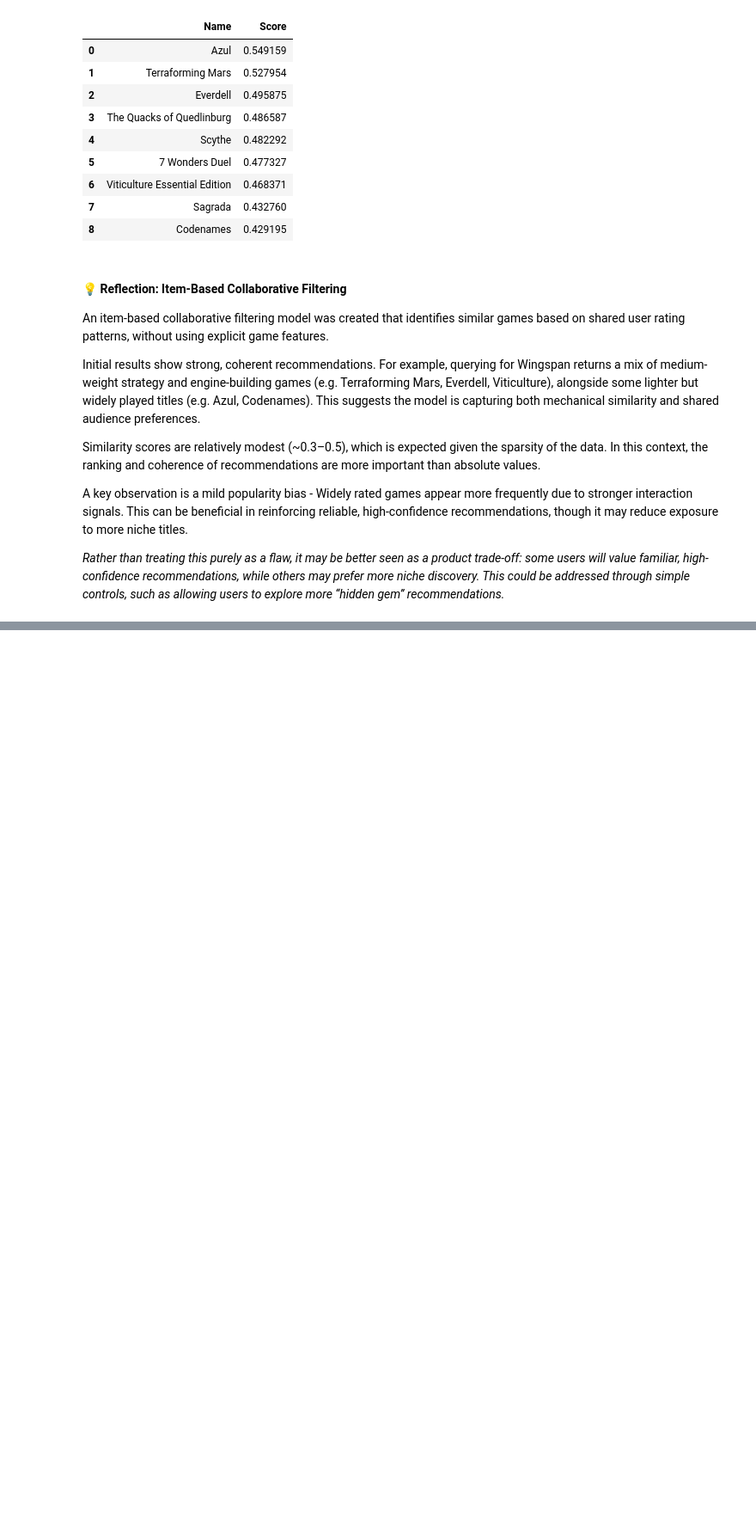
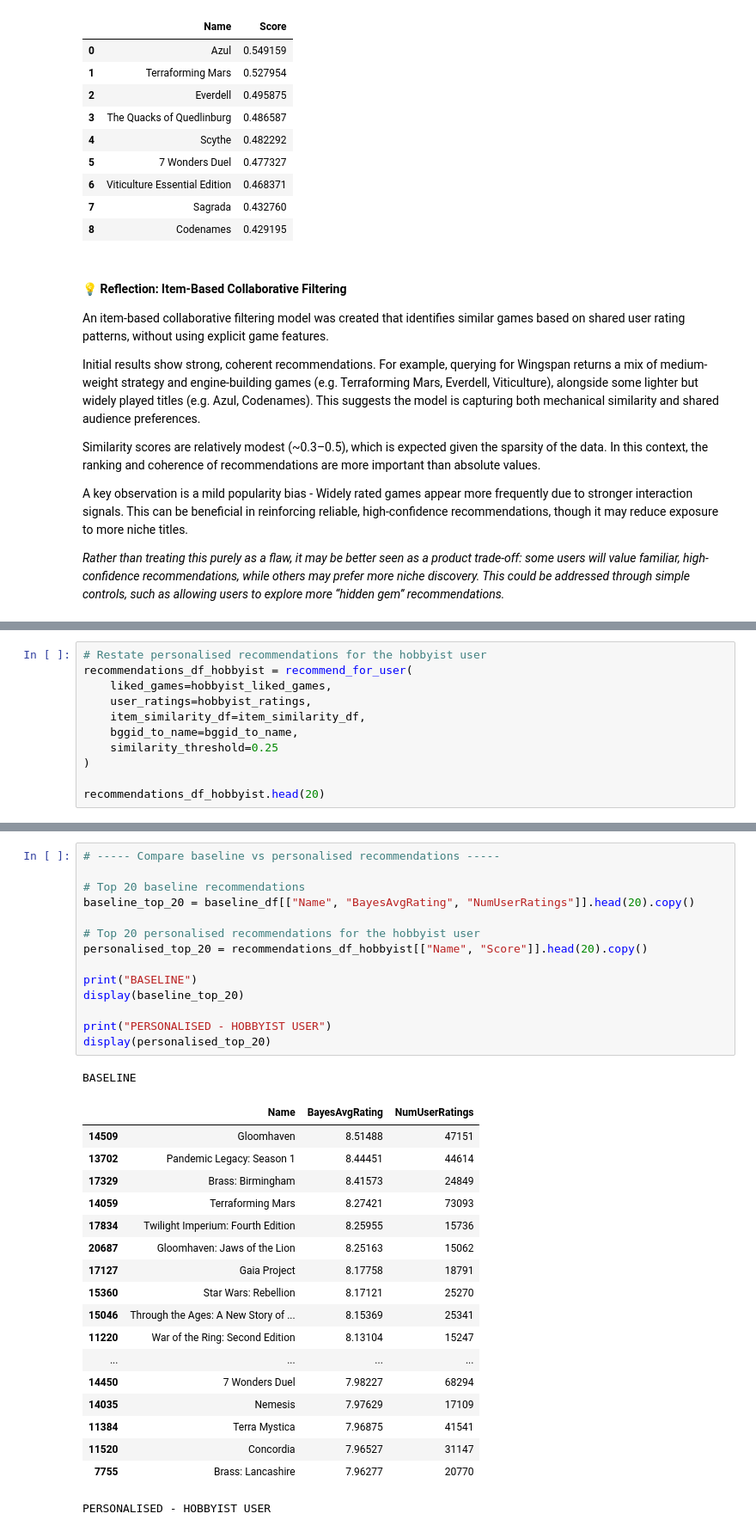
Before and after one commit to keira-p/meeplemind-recommender, a Jupyter notebook: notebooks/06_recommender_system.ipynb, the cells around one changed output, grey strips where cells are left out. Shown at 86% size. Saved outputs shown, nothing was run; the diff lists cells and outputs as text; blank space fills up the shorter version.

```diff
--- a/notebooks/06_recommender_system.ipynb
+++ b/notebooks/06_recommender_system.ipynb
@@ -434,0 +1221,11 @@ A key observation is a mild popularity bias - Widely rated games appear more fre
+# %%
+# Restate personalised recommendations for the hobbyist user
+recommendations_df_hobbyist = recommend_for_user(
+    liked_games=hobbyist_liked_games,
+    user_ratings=hobbyist_ratings,
+    item_similarity_df=item_similarity_df,
+    bggid_to_name=bggid_to_name,
+    similarity_threshold=0.25
+)
+
+recommendations_df_hobbyist.head(20)
@@ -434,0 +1250,34 @@ A key observation is a mild popularity bias - Widely rated games appear more fre
+# %%
+# ----- Compare baseline vs personalised recommendations -----
+
+# Top 20 baseline recommendations
+baseline_top_20 = baseline_df[["Name", "BayesAvgRating", "NumUserRatings"]].head(20).copy()
+
+# Top 20 personalised recommendations for the hobbyist user
+personalised_top_20 = recommendations_df_hobbyist[["Name", "Score"]].head(20).copy()
+
+print("BASELINE")
+display(baseline_top_20)
+
+print("PERSONALISED - HOBBYIST USER")
+display(personalised_top_20)
+# %% [output]
+BASELINE
+|  | Name | BayesAvgRating | NumUserRatings |
+| 14509 | Gloomhaven | 8.51488 | 47151 |
+| 13702 | Pandemic Legacy: Season 1 | 8.44451 | 44614 |
+| 17329 | Brass: Birmingham | 8.41573 | 24849 |
+| 14059 | Terraforming Mars | 8.27421 | 73093 |
+| 17834 | Twilight Imperium: Fourth Edition | 8.25955 | 15736 |
+| 20687 | Gloomhaven: Jaws of the Lion | 8.25163 | 15062 |
+| 17127 | Gaia Project | 8.17758 | 18791 |
+| 15360 | Star Wars: Rebellion | 8.17121 | 25270 |
+| 15046 | Through the Ages: A New Story of ... | 8.15369 | 25341 |
+| 11220 | War of the Ring: Second Edition | 8.13104 | 15247 |
+| ... | ... | ... | ... |
+| 14450 | 7 Wonders Duel | 7.98227 | 68294 |
+| 14035 | Nemesis | 7.97629 | 17109 |
+| 11384 | Terra Mystica | 7.96875 | 41541 |
+| 11520 | Concordia | 7.96527 | 31147 |
+| 7755 | Brass: Lancashire | 7.96277 | 20770 |
+PERSONALISED - HOBBYIST USER
```
Also changed, not shown: parts of 44 cells of this notebook.
